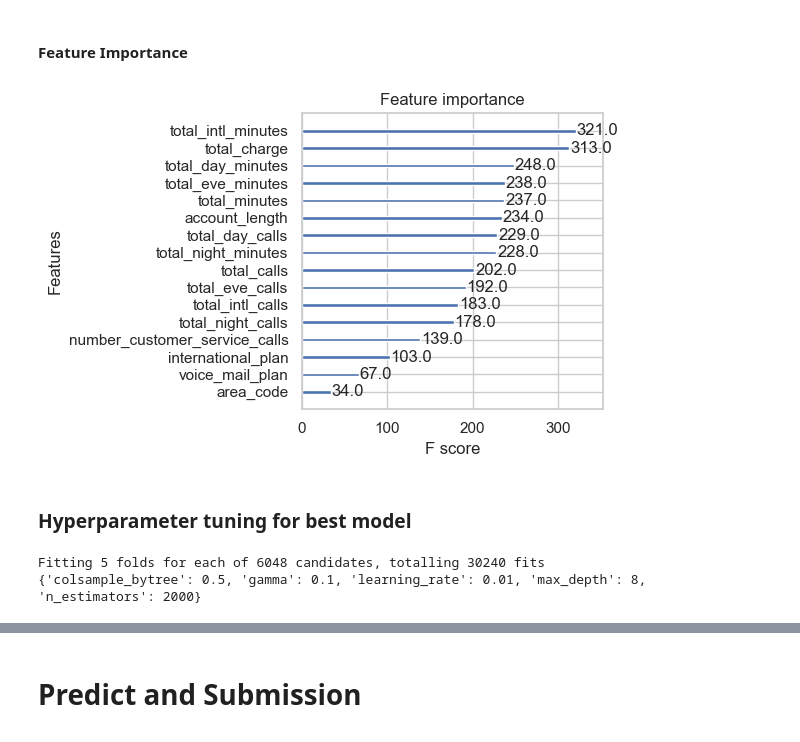
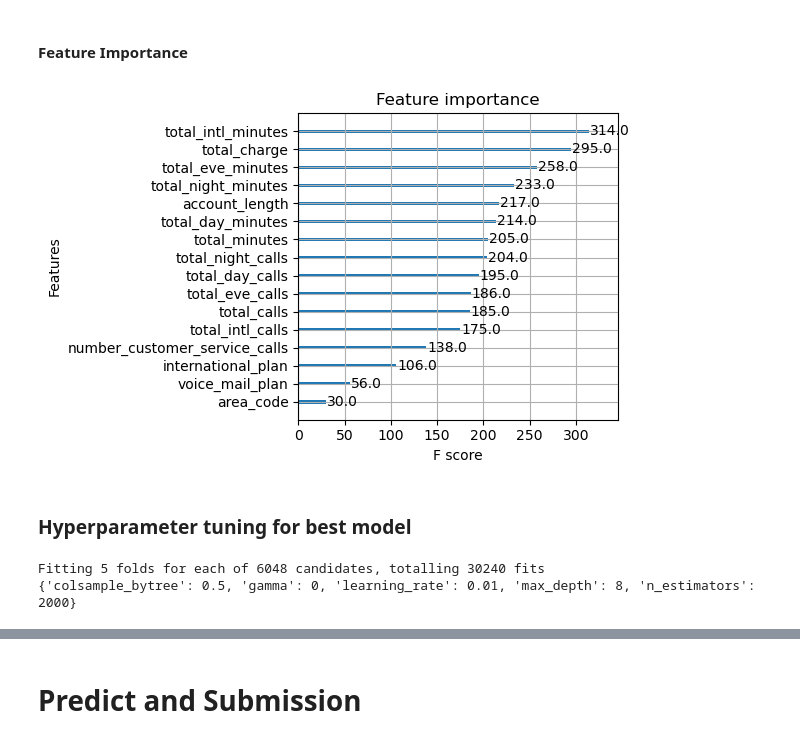
Before and after one commit to idfelipemalatesta/customer-churn-prediction, a Jupyter notebook: customer_churn.ipynb, the cells around one changed output, grey strips where cells are left out. Drawn from its saved outputs; the diff is of its cells as text; code cells hidden in the pictures.

```diff
--- a/customer_churn.ipynb
+++ b/customer_churn.ipynb
@@ -150,7 +152,7 @@ def with_per(total, axis):
 # %%
 # Plot (Value Counts)
 total = len(df_train)
-sns.set(style = 'whitegrid')
+#sns.set(style = 'whitegrid')
 plt.figure(figsize=(25,5))
 ax = sns.countplot(x = 'state' , data = df_train, order = df_train['state'].value_counts().index)
 ax.set_title('df_train')
@@ -158,7 +160,7 @@ with_per(total, ax)
 plt.show()
 
 total = len(df_train)
-sns.set(style = 'whitegrid')
+#sns.set(style = 'whitegrid')
 plt.figure(figsize=(25,5))
 ax = sns.countplot(x = 'state' , data = df_test, order = df_test['state'].value_counts().index)
 ax.set_title('df_test')
@@ -515,5 +496,4 @@ Our out of fold ACC score is 0.9787
 # %%
-skf = StratifiedKFold(n_splits=25, shuffle=True)
 fold = 0
 accs = []
 
@@ -525,15 +505,15 @@ for train_idx, val_idx in skf.split(X, y):
     y_val = y.loc[val_idx]
 
     # Fit Model on Train
-    clf = LGBMClassifier(n_estimators=300)
-    clf.fit(X_tr, y_tr, eval_metric='accuracy', eval_set=[(X_val, y_val)], verbose=False)
+    clf_lgb = lgb.LGBMClassifier(n_estimators=300)
+    clf_lgb.fit(X_tr, y_tr, eval_metric='accuracy', eval_set=[(X_val, y_val)], verbose=False)
 
-    pred = clf.predict(X_val)
+    pred = clf_lgb.predict(X_val)
     acc_score = accuracy_score(y_val, pred)
-    print(f"======= Fold {fold} ========")
-    print(
-        f"Our accuracy on the validation set is {acc_score:0.4f}"
-    )
+    #print(f"======= Fold {fold} ========")
+    #print(
+    #    f"Our accuracy on the validation set is {acc_score:0.4f}"
+    #)
     fold += 1
     accs.append(acc_score)
 oof_acc = np.mean(accs)
@@ -560,5 +525,4 @@ Our out of fold ACC score is 0.9799
 # %%
-skf = StratifiedKFold(n_splits=25, shuffle=True)
 fold = 0
 accs = []
 
@@ -570,15 +534,15 @@ for train_idx, val_idx in skf.split(X, y):
     y_val = y.loc[val_idx]
 
     # Fit Model on Train
-    clf = XGBClassifier(n_estimators=300)
-    clf.fit(X_tr, y_tr, eval_set=[(X_val, y_val)], verbose=False)
+    clf_xgb = xgb.XGBClassifier(n_estimators=300)
+    clf_xgb.fit(X_tr, y_tr, eval_set=[(X_val, y_val)], verbose=False)
 
-    pred = clf.predict(X_val)
+    pred = clf_xgb.predict(X_val)
     acc_score = accuracy_score(y_val, pred)
-    print(f"======= Fold {fold} ========")
-    print(
-        f"Our accuracy on the validation set is {acc_score:0.4f}"
-    )
+    #print(f"======= Fold {fold} ========")
+    #print(
+    #    f"Our accuracy on the validation set is {acc_score:0.4f}"
+    #)
     fold += 1
     accs.append(acc_score)
 oof_acc = np.mean(accs)
@@ -606,36 +566,26 @@ Our out of fold ACC score is 0.9801
 #### Feature Importance
 # %%
 fig, ax = plt.subplots(figsize=(6,4))
-xgb.plot_importance(clf, ax=ax)
+xgb.plot_importance(clf_xgb, ax=ax)
 fig.tight_layout()
 # %% [output]
-[figure, old version]
+[figure, new version]
 # %% [markdown]
 ### Hyperparameter tuning for best model
 # %%
-from sklearn.model_selection import GridSearchCV
-
 skf = StratifiedKFold(n_splits=5, shuffle=True)
 
 # create a dictionary containing the hyperparameters
-# to tune and the range of values to try
 PARAMETERS = {'gamma': [0,0.1,0.4,0.8,1.6,3.2,6.4,12.8],
               'learning_rate': [0.01, 0.04, 0.1, 0.15, 0.2, 0.25],
               'max_depth': [8,9,10,11,12,13,-1],
               'n_estimators': [1000, 2000, 3000],
               'colsample_bytree' : [0.01,0.1,0.5,1,1.5,2]}
 
-# create a validation set which will be used for early stopping
-eval_set = [(X_val, y_val)]
+# initialise an XGBoost classifier
+estimator = xgb.XGBClassifier(n_jobs=-1, early_stopping_rounds=100)
 
-# initialise an XGBoost classifier, set the number of estimators,
-# evaluation metric & early stopping rounds
-estimator = XGBClassifier(n_jobs=-1, early_stopping_rounds=100)
-
-# initialise GridSearchCV model by passing the XGB classifier we
-# initialised in the last step along with the dictionary of parameters
-# and values to try. We also set the number of folds to validate over
-# along with the scoring metic to use
+# initialise GridSearchCV
 model = GridSearchCV(estimator=estimator,
                     param_grid=PARAMETERS,
                     scoring="accuracy",
@@ -644,13 +594,13 @@ model = GridSearchCV(estimator=estimator,
                     verbose=1)
 
 # fit model
-model.fit(X, y, eval_set=eval_set, verbose=False)
+model.fit(X, y, eval_set=[(X_val, y_val)], verbose=False)
 
 # print out the best hyperparameters
 print(model.best_params_)
 # %% [output]
 Fitting 5 folds for each of 6048 candidates, totalling 30240 fits
-{'colsample_bytree': 0.5, 'gamma': 0.1, 'learning_rate': 0.01, 'max_depth': 8, 'n_estimators': 2000}
+{'colsample_bytree': 0.5, 'gamma': 0, 'learning_rate': 0.01, 'max_depth': 8, 'n_estimators': 2000}
 # %%
 skf = StratifiedKFold(n_splits=20, shuffle=True)
 fold = 0
```
Also changed, not shown: parts of 19 cells of this notebook.
